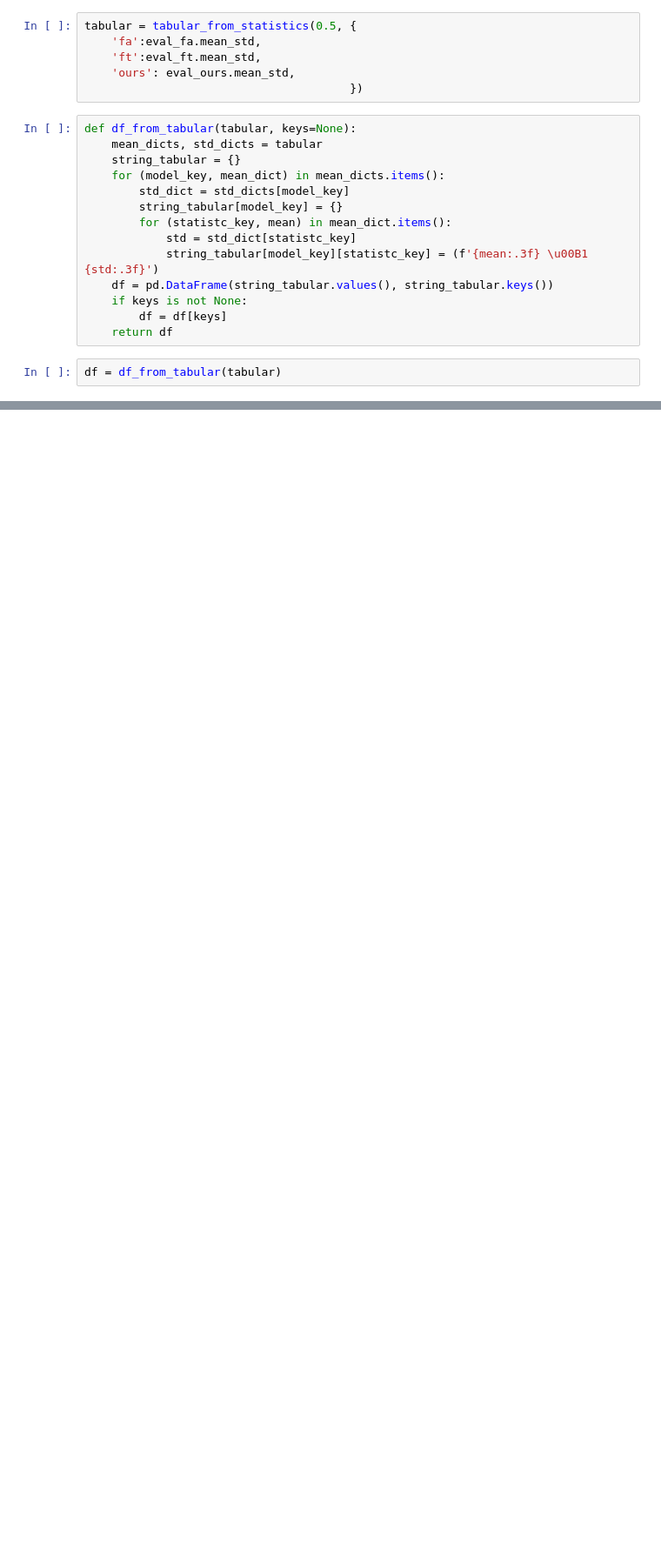
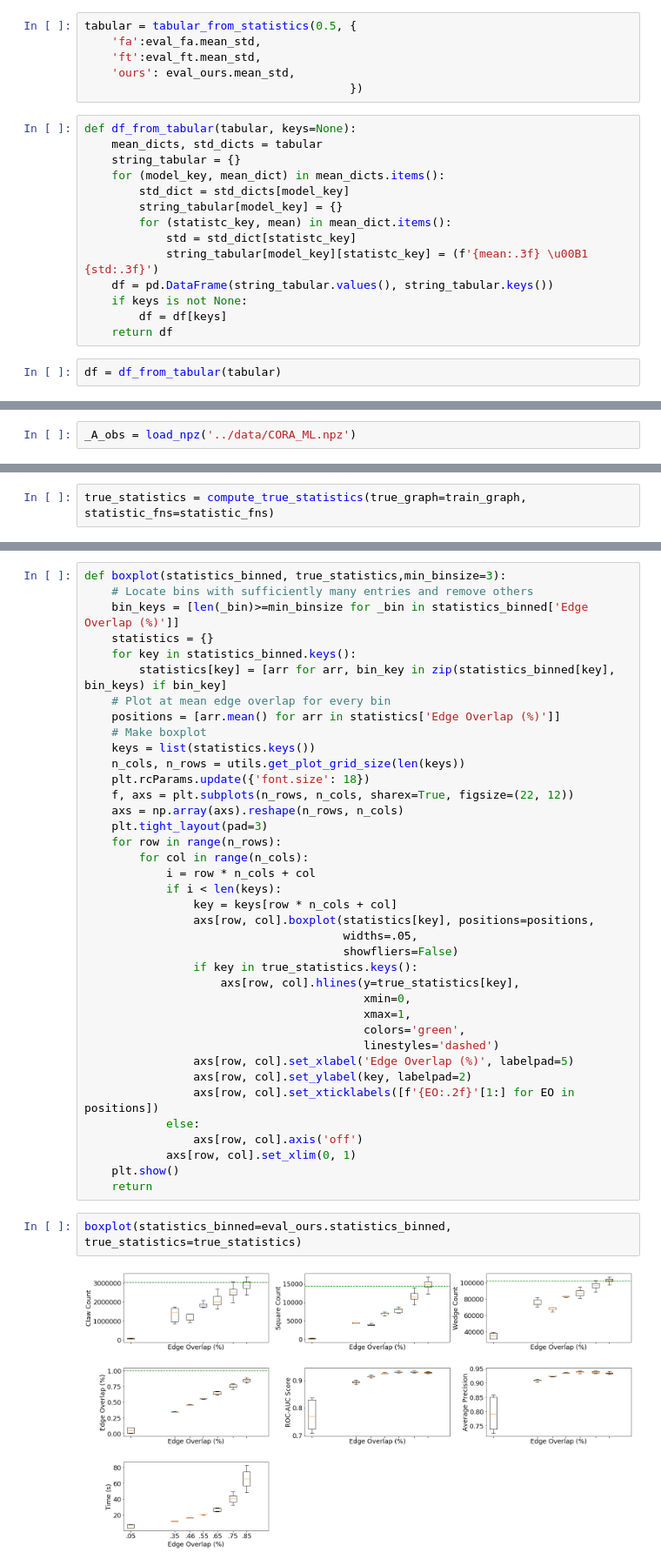
Before and after one commit to hheidrich/Net, a Jupyter notebook: exp/Statistics.ipynb, the cells around one changed output, grey strips where cells are left out. Shown at 87% size. Drawn from its saved outputs; the diff is of its cells as text; blank space fills up the shorter version.

Commit message:
Added statistics of true graph and boxplots.

```diff
--- a/exp/Statistics.ipynb
+++ b/exp/Statistics.ipynb
@@ -456,0 +318,2 @@ f(lst[0], lst[1])
+# %%
+_A_obs = load_npz('../data/CORA_ML.npz')
@@ -456,0 +336,2 @@ f(lst[0], lst[1])
+# %%
+true_statistics = compute_true_statistics(true_graph=train_graph, statistic_fns=statistic_fns)
@@ -456,0 +340,42 @@ f(lst[0], lst[1])
+# %%
+def boxplot(statistics_binned, true_statistics,min_binsize=3):
+    # Locate bins with sufficiently many entries and remove others
+    bin_keys = [len(_bin)>=min_binsize for _bin in statistics_binned['Edge Overlap (%)']]
+    statistics = {}
+    for key in statistics_binned.keys():
+        statistics[key] = [arr for arr, bin_key in zip(statistics_binned[key], bin_keys) if bin_key]
+    # Plot at mean edge overlap for every bin
+    positions = [arr.mean() for arr in statistics['Edge Overlap (%)']]
+    # Make boxplot
+    keys = list(statistics.keys())
+    n_cols, n_rows = utils.get_plot_grid_size(len(keys))
+    plt.rcParams.update({'font.size': 18})
+    f, axs = plt.subplots(n_rows, n_cols, sharex=True, figsize=(22, 12))
+    axs = np.array(axs).reshape(n_rows, n_cols)
+    plt.tight_layout(pad=3)
+    for row in range(n_rows):
+        for col in range(n_cols):
+            i = row * n_cols + col
+            if i < len(keys):
+                key = keys[row * n_cols + col]
+                axs[row, col].boxplot(statistics[key], positions=positions,
+                                      widths=.05,
+                                      showfliers=False)
+                if key in true_statistics.keys():
+                    axs[row, col].hlines(y=true_statistics[key],
+                                         xmin=0,
+                                         xmax=1,
+                                         colors='green',
+                                         linestyles='dashed')
+                axs[row, col].set_xlabel('Edge Overlap (%)', labelpad=5)
+                axs[row, col].set_ylabel(key, labelpad=2)
+                axs[row, col].set_xticklabels([f'{EO:.2f}'[1:] for EO in positions])
+            else:
+                axs[row, col].axis('off')
+            axs[row, col].set_xlim(0, 1)
+    plt.show()
+    return
+# %%
+boxplot(statistics_binned=eval_ours.statistics_binned, true_statistics=true_statistics)
+# %% [output]
+[figure, added]
```
Also changed, not shown: parts of 31 cells of this notebook.
